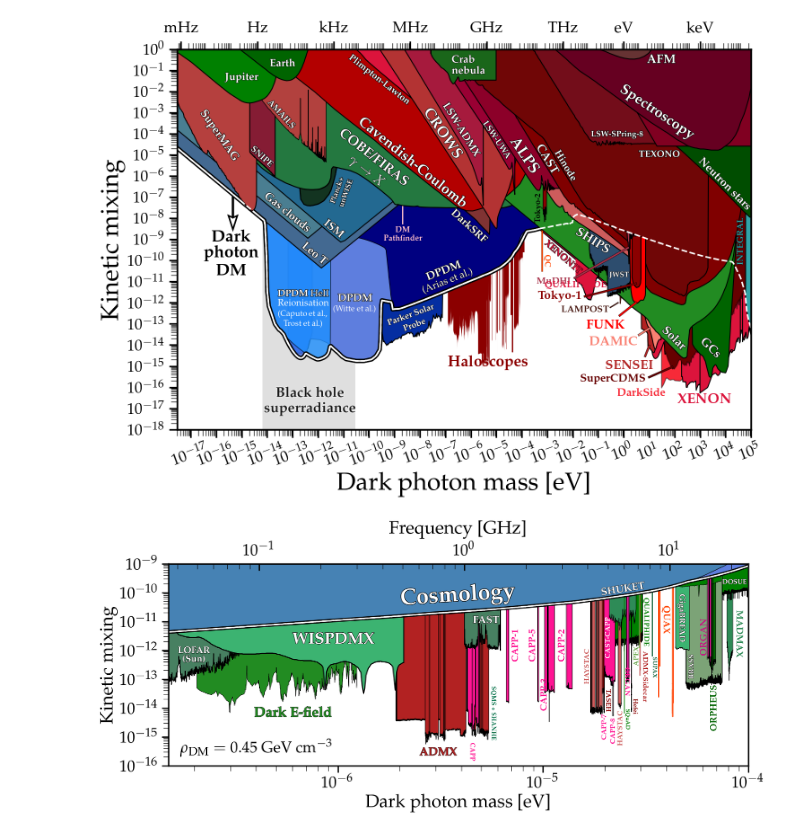
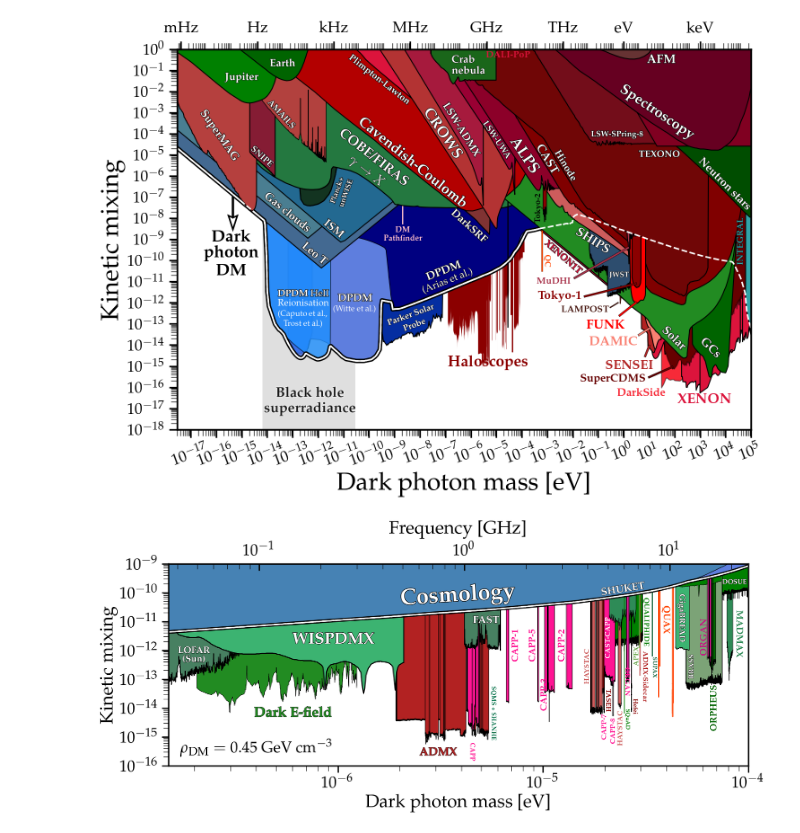
Before and after one commit to FaroutYLq/AutoAxionLimits, a Jupyter notebook: DarkPhoton.ipynb, the cells around one changed output. Saved outputs shown, nothing was run; the diff lists cells and outputs as text; code cells hidden in the pictures.

Commit message:
Add DALI_PoP DarkPhoton limit
Source: arXiv:2609.12775
Extraction confidence: 0.70
Data points: 3
Auto-generated by AutoAxionLimits daily pipeline

```diff
--- a/DarkPhoton.ipynb
+++ b/DarkPhoton.ipynb
@@ -61,34 +61,35 @@ DarkPhoton.Planck_unWISE(ax)
 DarkPhoton.Jupiter(ax)
 DarkPhoton.Earth(ax)
 DarkPhoton.Crab(ax)
 DarkPhoton.ISM(ax)
 DarkPhoton.LeoT(ax)
 DarkPhoton.GasClouds(ax)
 DarkPhoton.NeutronStarCooling(ax)
 DarkPhoton.JWST(ax)
 DarkPhoton.ParkerSolarProbe(ax)
 DarkPhoton.INTEGRAL(ax)
 
 # BHSR
 plt.fill_between([6.5e-15,2.9e-11],[1e-18,1e-18],y2=1,color='gray',edgecolor='none',zorder=-100,alpha=0.25)
 plt.gcf().text(0.304,0.176,r'{\bf Black hole}',fontsize=23,ha='center',rotation=0,color='k',alpha=0.8,path_effects=line_background(2,'w'))
 plt.gcf().text(0.304,0.145,r'{\bf superradiance}',fontsize=23,ha='center',rotation=0,color='k',alpha=0.8,path_effects=line_background(2,'w'))
 
 # Final label
 plt.arrow(0.2, 0.58, 0, -0.065, transform=fig.transFigure,figure=fig,
   length_includes_head=True,lw=2.5,
   head_width=0.012, head_length=0.028, overhang=0.13,
   edgecolor='k',facecolor='w',clip_on=False,zorder=-1)
 
 plt.text(4e-16,0.8e-9,r'{\bf Dark}',fontsize=27,ha='center')
 plt.text(4e-16,0.15e-9,r'{\bf photon}',fontsize=27,ha='center')
 plt.text(4e-16,0.02e-9,r'{\bf DM}',fontsize=27,ha='center')
 
 plt.text(5e-6,1e-15,r'{\bf Haloscopes}',color='darkred',fontsize=25,ha='center');
 
+DarkPhoton.DALI_PoP(ax)
 MySaveFig(fig,'DarkPhoton')
 # %% [output]
-[figure, old version]
+[figure, new version]
 # %%
 m_min = 1.5e-7
 m_max = 1e-4
```
Also changed, not shown: 15 other files.
